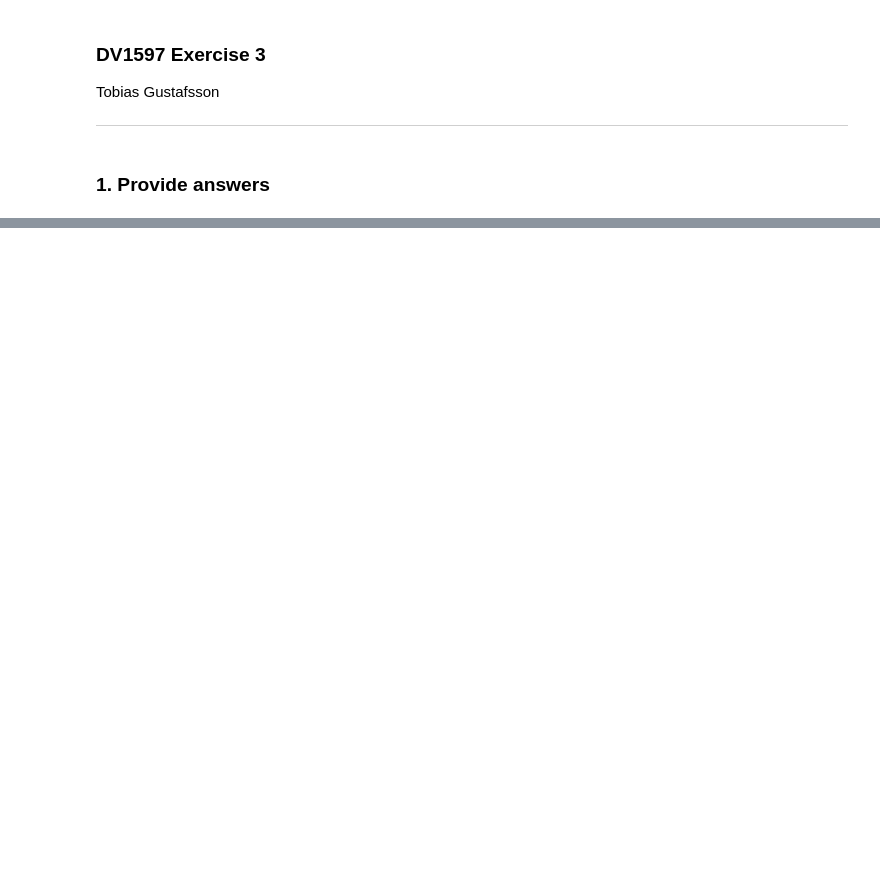
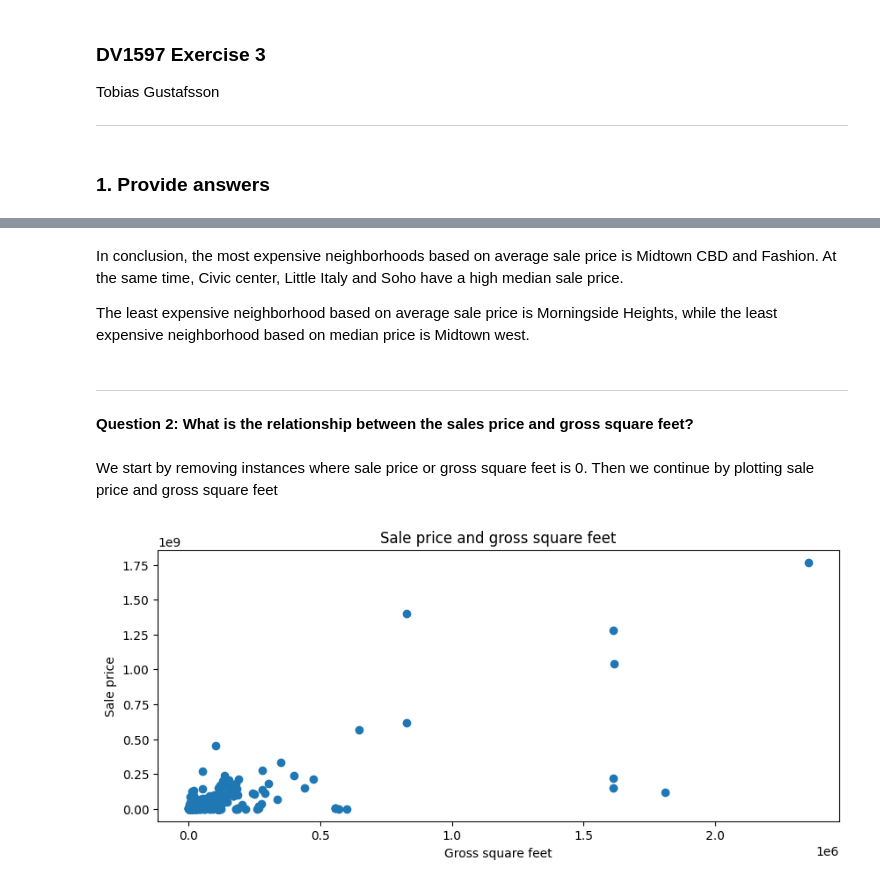
Before and after one commit to Globose/dv1597, a Jupyter notebook: ex3/book.ipynb, the cells around one changed output, grey strips where cells are left out. Cells and saved outputs as stored; diff of their text form; code cells hidden in the pictures; blank space fills up the shorter version.

```diff
--- a/ex3/book.ipynb
+++ b/ex3/book.ipynb
@@ -46,0 +80,28 @@ chelsea
+# %% [markdown]
+In conclusion, the most expensive neighborhoods based on average sale price is Midtown CBD and Fashion. At the same time, Civic center, Little Italy and Soho have a high median sale price.
+
+The least expensive neighborhood based on average sale price is Morningside Heights, while the least expensive neighborhood based on median price is Midtown west.
+# %% [markdown]
+***
+**Question 2: What is the relationship between the sales price and gross square feet?**
+# %% [markdown]
+We start by removing instances where sale price or gross square feet is 0. Then we continue by plotting sale price and gross square feet
+# %%
+df = df_original.copy()
+df.drop(df[df['SALE PRICE']==0].index, inplace=True)
+df.drop(df[df['GROSS SQUARE FEET']==0].index, inplace=True)
+
+x = df['GROSS SQUARE FEET']
+y = df['SALE PRICE']
+
+
+fig = mpl.figure(figsize=(10, 4))
+ax = fig.add_subplot(1,1,1)
+ax.set_xlabel('Gross square feet')
+ax.set_ylabel('Sale price')
+ax.set_title('Sale price and gross square feet')
+
+ax.scatter(df['GROSS SQUARE FEET'], df['SALE PRICE'])
+mpl.show()
+# %% [output]
+[figure, added]
```
Also changed, not shown: parts of 29 cells of this notebook.
